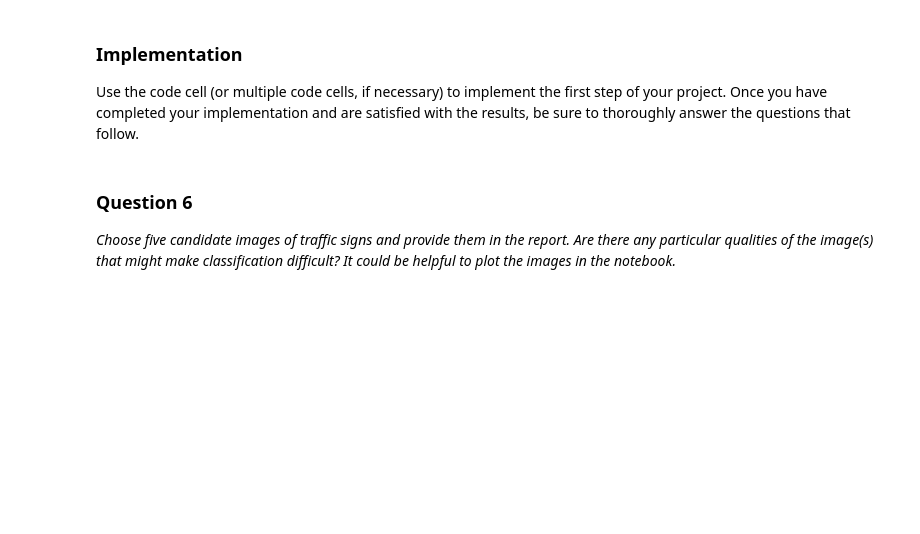
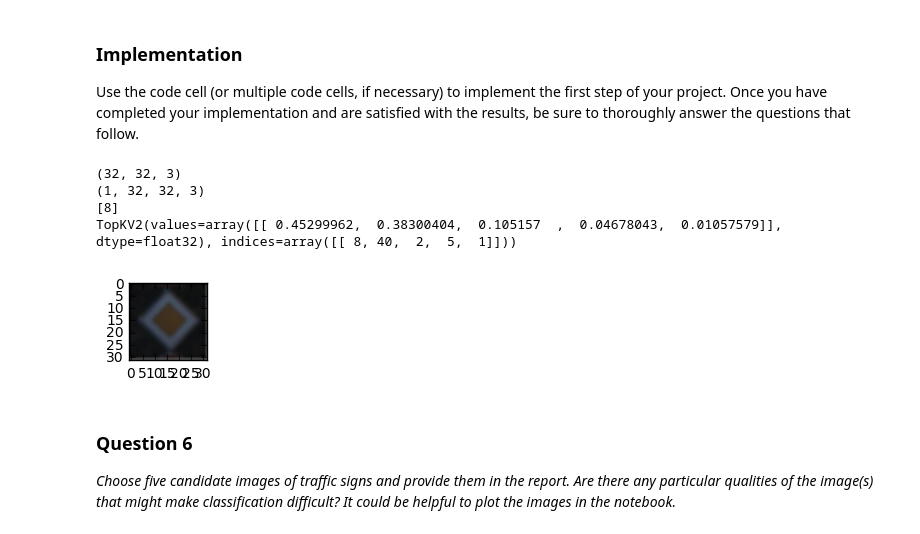
Before and after one commit to Baozhang-Ren/CarND-Traffic-Sign-Classifier-Project, a Jupyter notebook: Traffic_Sign_Classifier.ipynb, the cells around one changed output. Saved outputs shown, nothing was run; the diff lists cells and outputs as text; code cells hidden in the pictures; blank space fills up the shorter version.

```diff
--- a/Traffic_Sign_Classifier.ipynb
+++ b/Traffic_Sign_Classifier.ipynb
@@ -123,8 +163,8 @@ def LeNet(x):
     sigma = 0.1
 
     # SOLUTION: Layer 1: Convolutional. Input = 32x32x3. Output = 28x28x6.
-    conv1_W = tf.Variable(tf.truncated_normal(shape=(5, 5, 3, 6), mean = mu, stddev = sigma))
-    conv1_b = tf.Variable(tf.zeros(6))
+    conv1_W = tf.Variable(tf.truncated_normal(shape=(5, 5, 3, 10), mean = mu, stddev = sigma))
+    conv1_b = tf.Variable(tf.zeros(10))
     conv1   = tf.nn.conv2d(x, conv1_W, strides=[1, 1, 1, 1], padding='VALID') + conv1_b
 
     # SOLUTION: Activation.
@@ -134,7 +174,7 @@ def LeNet(x):
     conv1 = tf.nn.max_pool(conv1, ksize=[1, 2, 2, 1], strides=[1, 2, 2, 1], padding='VALID')
 
     # SOLUTION: Layer 2: Convolutional. Output = 10x10x16.
-    conv2_W = tf.Variable(tf.truncated_normal(shape=(5, 5, 6, 16), mean = mu, stddev = sigma))
+    conv2_W = tf.Variable(tf.truncated_normal(shape=(5, 5, 10, 16), mean = mu, stddev = sigma))
     conv2_b = tf.Variable(tf.zeros(16))
     conv2   = tf.nn.conv2d(conv1, conv2_W, strides=[1, 1, 1, 1], padding='VALID') + conv2_b
 
@@ -223,6 +249,7 @@ with tf.Session() as sess:
 
     print("Training...")
     print()
+    EPOCHS = 100
     for i in range(EPOCHS):
         X_train, y_train = shuffle(X_train, y_train)
         for offset in range(0, num_examples, BATCH_SIZE):
@@ -230,17 +257,15 @@ with tf.Session() as sess:
             batch_x, batch_y = X_train[offset:end], y_train[offset:end]
             sess.run(training_operation, feed_dict={x: batch_x, y: batch_y})
 
-        validation_accuracy = evaluate(X_test, y_test)
+        validation_accuracy = evaluate(X_validation, y_validation)
         print("EPOCH {} ...".format(i+1))
         print("Validation Accuracy = {:.3f}".format(validation_accuracy))
         print()
 
-    try:
-        saver
-    except NameError:
-        saver = tf.train.Saver()
-    saver.save(sess, 'lenet')
-    print("Model saved")
+    test_accuracy = evaluate(X_test, y_test)
+    print("Test Accuracy = {:.3f}".format(test_accuracy))
+    saver = tf.train.Saver()
+    save_path = saver.save(sess, './model.ckpt')
 # %% [output]
 Training...
 
@@ -314,6 +347,39 @@ You may find `signnames.csv` useful as it contains mappings from the class id (i
 ### Implementation
 
 Use the code cell (or multiple code cells, if necessary) to implement the first step of your project. Once you have completed your implementation and are satisfied with the results, be sure to thoroughly answer the questions that follow.
+# %%
+### Load the images and plot them here.
+### Feel free to use as many code cells as needed.
+
+import numpy as np
+import cv2
+import tensorflow as tf
+
+# Load an color image in grayscale
+img = cv2.imread('9.png')
+destRGB = cv2.cvtColor(img, cv2.COLOR_BGR2RGB)
+print(img.shape)
+
+plt.figure(figsize=(1,1))
+plt.imshow(destRGB)
+img1 = []
+img1.append(img)
+img0=np.array(img1, dtype="uint8")
+print(img0.shape)
+
+with tf.Session() as sess:
+    saver = tf.train.Saver()
+    saver.restore(sess, './model.ckpt')
+    accuracy = sess.run(tf.argmax(logits, 1), feed_dict={x: img0})
+    print(accuracy)
+    print(sess.run(tf.nn.top_k(tf.nn.softmax(logits),5), feed_dict={x: img0}))
+    #print(sess.run((cross_entropy), feed_dict={x: img0, y:one_hot_y}))
+# %% [output]
+(32, 32, 3)
+(1, 32, 32, 3)
+[8]
+TopKV2(values=array([[ 0.45299962,  0.38300404,  0.105157  ,  0.04678043,  0.01057579]], dtype=float32), indices=array([[ 8, 40,  2,  5,  1]]))
+[figure, added]
 # %%
 ### Load the images and plot them here.
 ### Feel free to use as many code cells as needed.
```
Also changed, not shown: parts of 13 cells of this notebook, 28 other files.
